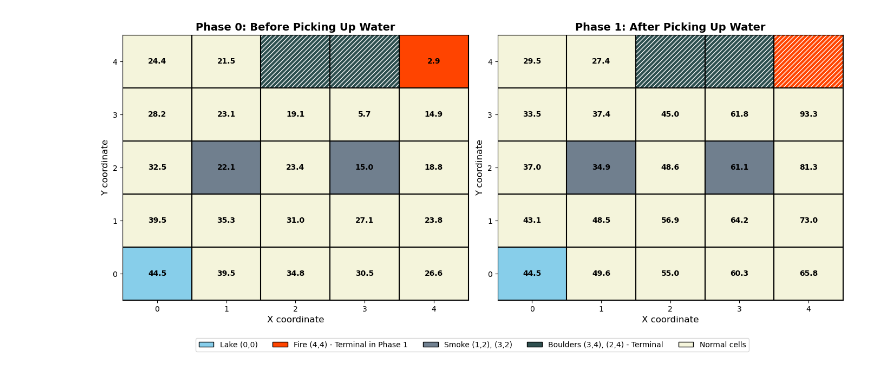
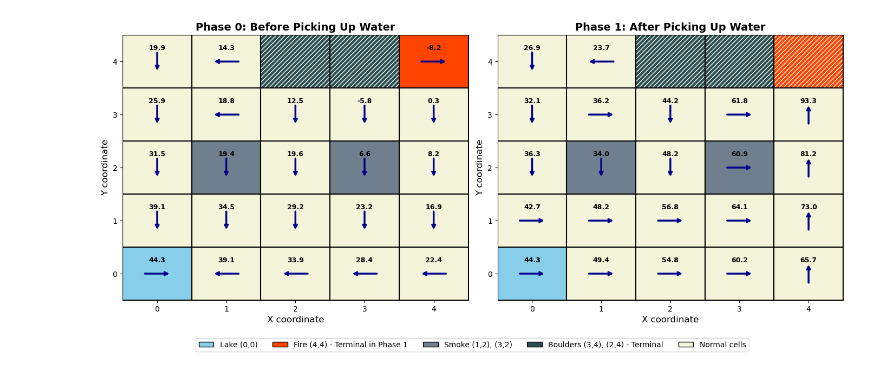
Before and after one commit to polka-rat/RL-Assignments, a Jupyter notebook: PA1/q1/gridworld.ipynb, the cells around one changed output. Cells and saved outputs as stored; diff of their text form; code cells hidden in the pictures.

Commit message:
visualisation sorted

```diff
--- a/PA1/q1/gridworld.ipynb
+++ b/PA1/q1/gridworld.ipynb
@@ -85,8 +95,9 @@ def value_func( state, gamma, gridWorld):
 # %%
 def policy_iteration(gamma, theta):
     gridWorld=np.zeros((2,5,5), dtype=float)
-    for _ in range(1000):
-        delta = 0
+    delta = float('inf')
+    while delta > theta:
+
         for i in range(1,-1,-1):
             for j in range(4,-1,-1):
                 for k in range(4,-1,-1):
@@ -94,7 +105,7 @@ def policy_iteration(gamma, theta):
                     if not terminal(state):
                         v = gridWorld[i,j,k]
                         gridWorld[i,j,k] = value_func(state, gamma, gridWorld)
-                        delta = max(delta, abs(v - gridWorld[i,j,k]))
+                        delta = min(delta, abs(v - gridWorld[i,j,k]))
 
     return gridWorld
 # %%
@@ -123,9 +185,42 @@ import matplotlib.pyplot as plt
 import matplotlib.patches as mpatches
 from matplotlib.colors import ListedColormap
 
-def visualize_mdp(gridWorld):
+def get_optimal_action(state, gamma, gridWorld):
     """
-    Visualize both phases of the MDP with special regions highlighted.
+    Get the optimal action for a given state based on the value function.
+    Returns the direction that maximizes expected value.
+    """
+    best_action = None
+    best_value = -float('inf')
+
+    directions = ['N', 'S', 'E', 'W']
+
+    for dirc in directions:
+        temp_val = 0
+        p_states = possible_states(state, dirc)
+
+        # Check if state is in smoke (different probabilities)
+        if tuple(state[1:3]) in smoke:
+            temp_val += 0.4 * (reward(p_states[0]) + gamma * gridWorld[p_states[0][0], p_states[0][1], p_states[0][2]])
+            temp_val += 0.4 * (reward(p_states[3]) + gamma * gridWorld[p_states[3][0], p_states[3][1], p_states[3][2]])
+            for i in range(1, 3):
+                p_state = p_states[i]
+                temp_val += 0.1 * (reward(p_state) + gamma * gridWorld[p_state[0], p_state[1], p_state[2]])
+        else:
+            temp_val += 0.7 * (reward(p_states[0]) + gamma * gridWorld[p_states[0][0], p_states[0][1], p_states[0][2]])
+            for i in range(1, 4):
+                p_state = p_states[i]
+                temp_val += 0.1 * (reward(p_state) + gamma * gridWorld[p_state[0], p_state[1], p_state[2]])
+
+        if temp_val > best_value:
+            best_value = temp_val
+            best_action = dirc
+
+    return best_action
+
+def visualize_mdp(gridWorld, gamma=0.95):
+    """
+    Visualize both phases of the MDP with special regions highlighted and optimal policy arrows.
 
     Phase 0: Before picking up the key
     Phase 1: After picking up the key
@@ -185,7 +280,7 @@ def visualize_mdp(gridWorld):
                                      facecolor='none', hatch='////', fill=False)
             ax.add_patch(rect)
 
-        # Add value function text in each cell (skip terminal states)
+        # Add value function text and policy arrows in each cell (skip terminal states)
         for i in range(5):
             for j in range(5):
                 # Check if this is a terminal state
@@ -197,8 +292,36 @@ def visualize_mdp(gridWorld):
 
                 if not is_terminal:
                     value = gridWorld[phase, i, j]
-                    ax.text(i + 0.5, j + 0.5, f'{value:.1f}',
-                           ha='center', va='center', fontsize=10, fontweight='bold')
+                    # Display value at the top of the cell
+                    ax.text(i + 0.5, j + 0.75, f'{value:.1f}',
+                           ha='center', va='center', fontsize=9, fontweight='bold')
+
+                    # Get optimal action and draw arrow
+                    state = [phase, i, j]
+                    optimal_action = get_optimal_action(state, gamma, gridWorld)
+
+                    # Arrow parameters
+                    arrow_length = 0.2
+                    arrow_props = dict(arrowstyle='->', lw=2.5, color='darkblue')
+
+                    # Draw arrow based on optimal action
+                    # N decreases j (down), S increases j (up), E increases i (right), W decreases i (left)
+                    if optimal_action == 'N':
+                        ax.annotate('', xy=(i + 0.5, j + 0.5 - arrow_length),
+                                   xytext=(i + 0.5, j + 0.5 + arrow_length),
+                                   arrowprops=arrow_props)
+                    elif optimal_action == 'S':
+                        ax.annotate('', xy=(i + 0.5, j + 0.5 + arrow_length),
+                                   xytext=(i + 0.5, j + 0.5 - arrow_length),
+                                   arrowprops=arrow_props)
+                    elif optimal_action == 'E':
+                        ax.annotate('', xy=(i + 0.5 + arrow_length, j + 0.5),
+                                   xytext=(i + 0.5 - arrow_length, j + 0.5),
+                                   arrowprops=arrow_props)
+                    elif optimal_action == 'W':
+                        ax.annotate('', xy=(i + 0.5 - arrow_length, j + 0.5),
+                                   xytext=(i + 0.5 + arrow_length, j + 0.5),
+                                   arrowprops=arrow_props)
 
         # Set labels and title
         ax.set_xlim(0, 5)
@@ -208,32 +331,32 @@ def visualize_mdp(gridWorld):
         ax.set_xticklabels(range(5))
         ax.set_yticklabels(range(5))
         ax.set_xlabel('X coordinate', fontsize=12)
         ax.set_ylabel('Y coordinate', fontsize=12)
 
         if phase == 0:
             ax.set_title('Phase 0: Before Picking Up Water', fontsize=14, fontweight='bold')
         else:
             ax.set_title('Phase 1: After Picking Up Water', fontsize=14, fontweight='bold')
 
         ax.grid(False)
 
     # Create legend
     legend_elements = [
         mpatches.Patch(facecolor='#87CEEB', edgecolor='black', label='Lake (0,0)'),
         mpatches.Patch(facecolor='#FF4500', edgecolor='black', label='Fire (4,4) - Terminal in Phase 1'),
         mpatches.Patch(facecolor='#708090', edgecolor='black', label='Smoke (1,2), (3,2)'),
         mpatches.Patch(facecolor='#2F4F4F', edgecolor='black', label='Boulders (3,4), (2,4) - Terminal'),
         mpatches.Patch(facecolor='#F5F5DC', edgecolor='black', label='Normal cells')
     ]
 
     fig.legend(handles=legend_elements, loc='lower center', ncol=5,
               bbox_to_anchor=(0.5, -0.05), fontsize=10, frameon=True)
 
     plt.tight_layout()
     plt.subplots_adjust(bottom=0.12)
     plt.show()
 
 # Visualize the MDP
-visualize_mdp(gridWorld)
+visualize_mdp(gridWorld, gamma=0.95)
 # %% [output]
-[figure, old version]
+[figure, new version]
```
Also changed, not shown: parts of 4 cells of this notebook, 1 other file.
